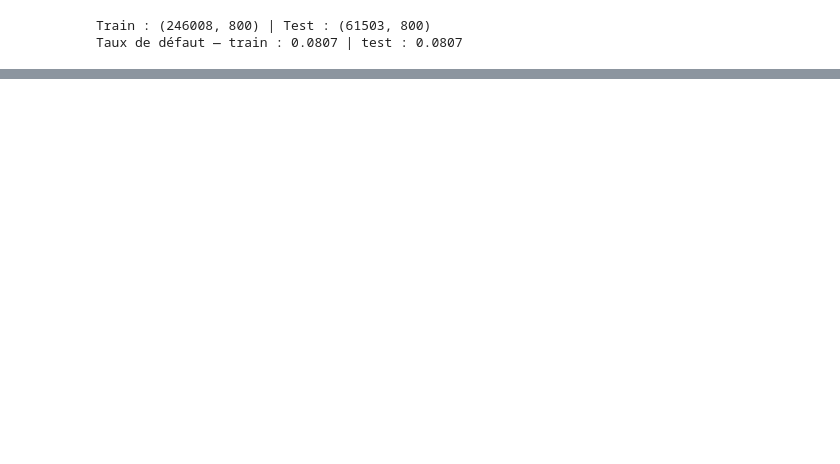
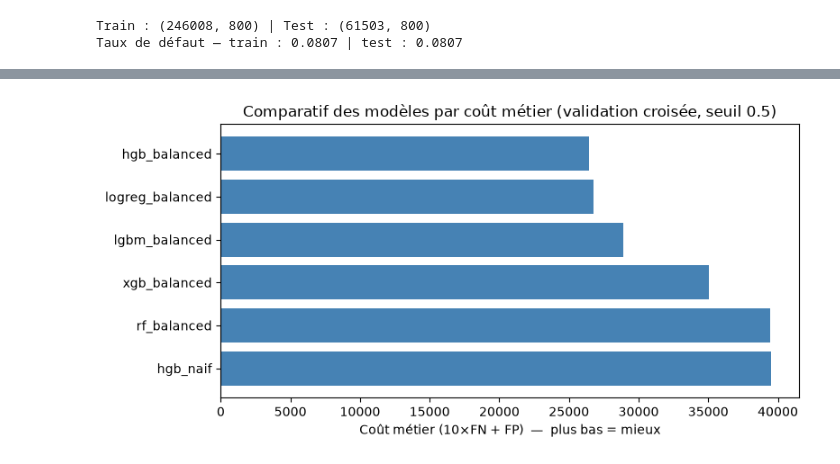
Before and after one commit to matthieudevivie/projet-6---Initiez-vous-au-ML-Ops---partie-1, a Jupyter notebook: notebooks/entrainement_modeles.ipynb, the cells around one changed output, grey strips where cells are left out. Saved outputs shown, nothing was run; the diff lists cells and outputs as text; code cells hidden in the pictures; blank space fills up the shorter version.

Commit message:
Étape 3 : comparaison de 6 modèles (CV stratifiée + score métier) et corrections dataset

```diff
--- a/notebooks/entrainement_modeles.ipynb
+++ b/notebooks/entrainement_modeles.ipynb
@@ -67,0 +228,15 @@ AUC = 0.7823 | accuracy = 0.9202
+# %%
+# On interroge MLflow pour récupérer tous les runs de comparaison
+comparatif = mlflow.search_runs(
+    experiment_names=["scoring_credit"],
+    filter_string="tags.etape = '3-comparaison'",
+)
+comparatif = (
+    comparatif[["tags.mlflow.runName", "metrics.AUC", "metrics.recall",
+                "metrics.f1", "metrics.cout_metier"]]
+    .rename(columns=lambda c: c.replace("metrics.", "").replace("tags.mlflow.runName", "modele"))
+    .sort_values("cout_metier")
+    .drop_duplicates("modele")        # 1 ligne par modèle (ignore les runs dupliqués)
+    .reset_index(drop=True)
+)
+comparatif
@@ -67,0 +251,10 @@ AUC = 0.7823 | accuracy = 0.9202
+# %%
+plt.figure(figsize=(8, 4))
+plt.barh(comparatif["modele"], comparatif["cout_metier"], color="steelblue")
+plt.gca().invert_yaxis()   # meilleur (coût le plus bas) en haut
+plt.xlabel("Coût métier (10×FN + FP)  —  plus bas = mieux")
+plt.title("Comparatif des modèles par coût métier (validation croisée, seuil 0.5)")
+plt.tight_layout()
+plt.show()
+# %% [output]
+[figure, added]
```
Also changed, not shown: parts of 18 cells of this notebook, 3 other files.
